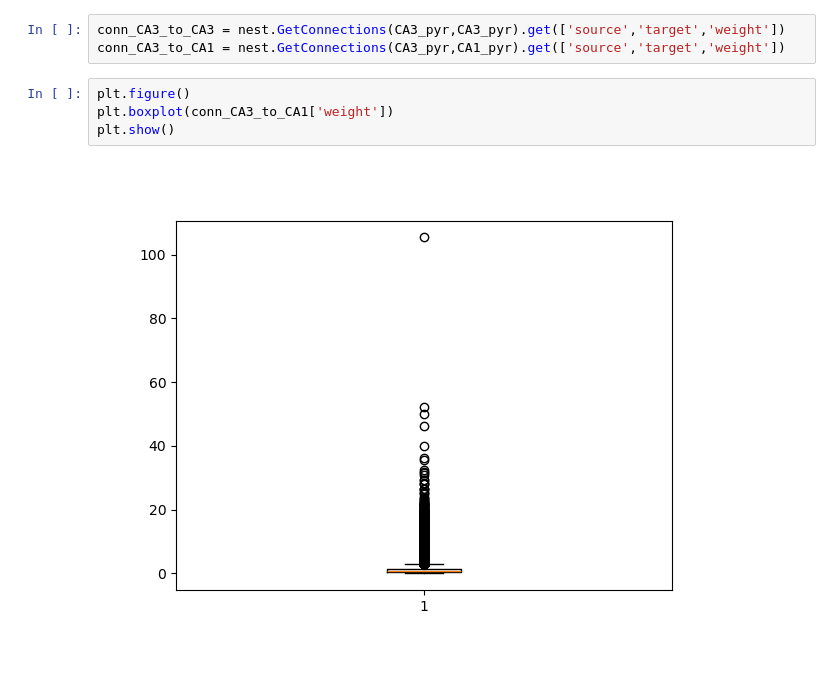
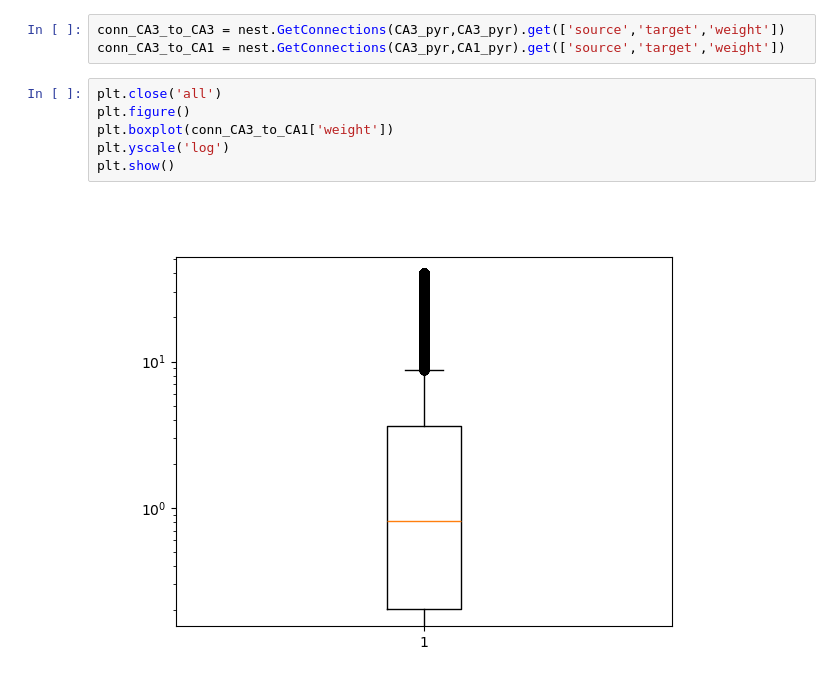
Before and after one commit to justidy1/IctalPlaceCell, a Jupyter notebook: explore_train_net.ipynb, the cells around one changed output. Saved outputs shown, nothing was run; the diff lists cells and outputs as text.

```diff
--- a/explore_train_net.ipynb
+++ b/explore_train_net.ipynb
@@ -152,11 +168,13 @@ Now that the pyramidal cell weight matrix has been tuned, we can "query" its spo
 conn_CA3_to_CA3 = nest.GetConnections(CA3_pyr,CA3_pyr).get(['source','target','weight'])
 conn_CA3_to_CA1 = nest.GetConnections(CA3_pyr,CA1_pyr).get(['source','target','weight'])
 # %%
+plt.close('all')
 plt.figure()
 plt.boxplot(conn_CA3_to_CA1['weight'])
+plt.yscale('log')
 plt.show()
 # %% [output]
-[figure, old version]
+[figure, new version]
 # %%
 # making a new newtork
 nest.ResetKernel()
```
Also changed, not shown: parts of 7 cells of this notebook.
